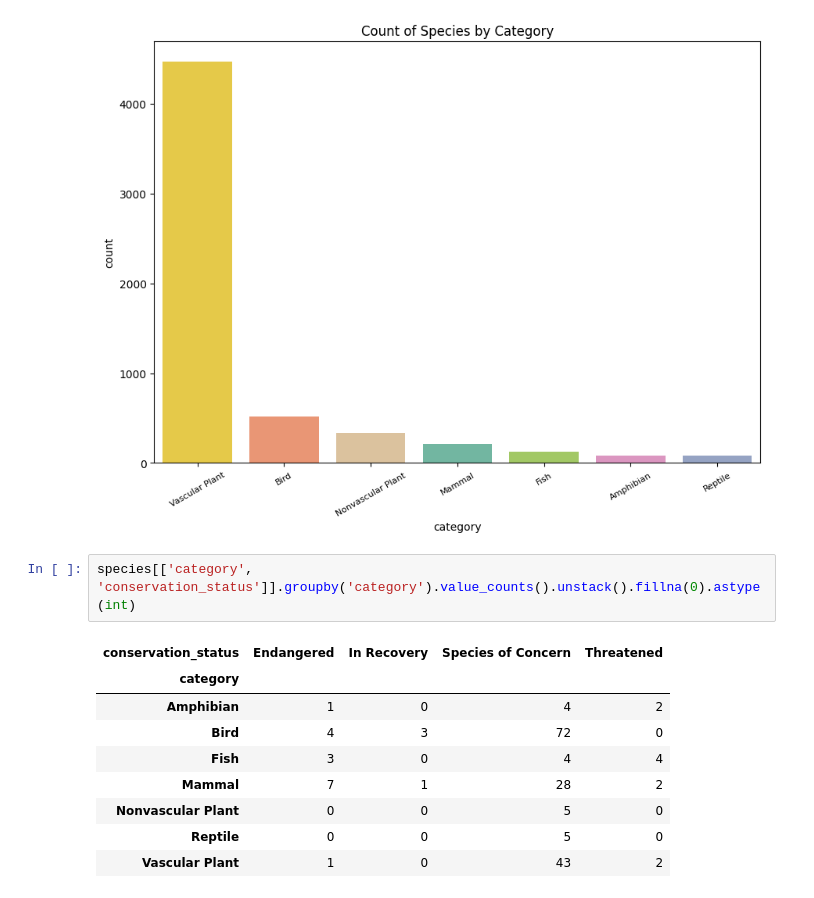
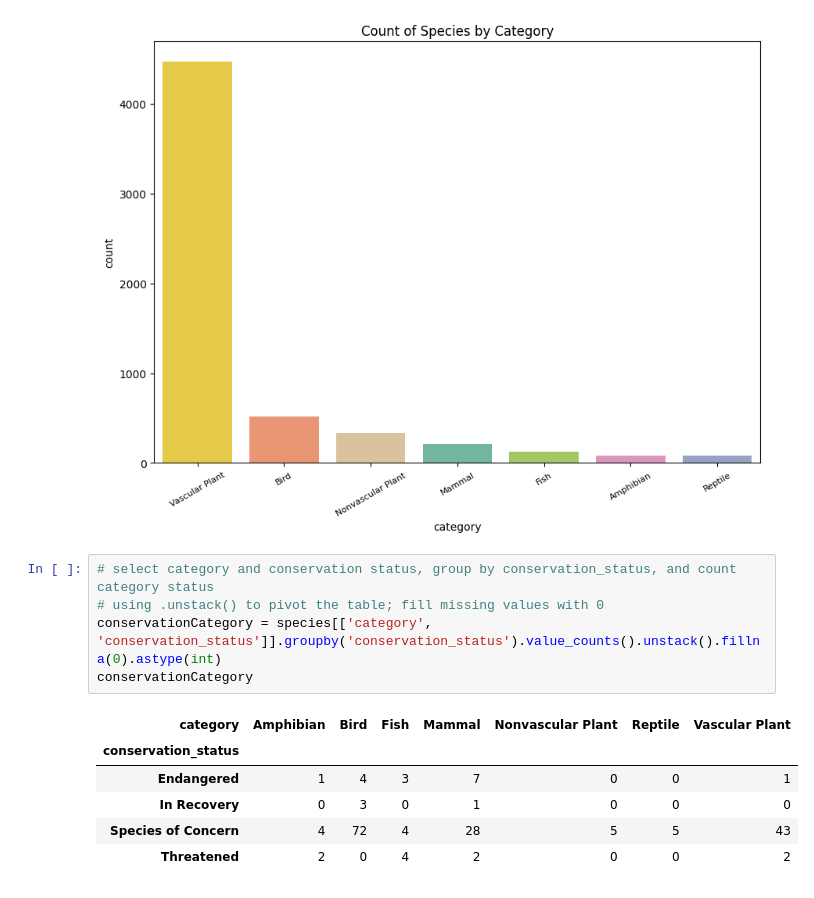
Before and after one commit to 7086600/biodiversity_project, a Jupyter notebook: biodiversity.ipynb, the cells around one changed output. Drawn from its saved outputs; the diff is of its cells as text.

```diff
--- a/biodiversity.ipynb
+++ b/biodiversity.ipynb
@@ -146,15 +146,15 @@ plt.xticks(rotation=30, fontsize=8)
 plt.show()
 # %% [output]
 [figure]
-# %%
-species[['category', 'conservation_status']].groupby('category').value_counts().unstack().fillna(0).astype(int)
-# %% [output]
-| conservation_status | Endangered | In Recovery | Species of Concern | Threatened |
-| category |  |  |  |  |
-| Amphibian | 1 | 0 | 4 | 2 |
-| Bird | 4 | 3 | 72 | 0 |
-| Fish | 3 | 0 | 4 | 4 |
-| Mammal | 7 | 1 | 28 | 2 |
-| Nonvascular Plant | 0 | 0 | 5 | 0 |
-| Reptile | 0 | 0 | 5 | 0 |
-| Vascular Plant | 1 | 0 | 43 | 2 |
+# %%
+# select category and conservation status, group by conservation_status, and count category status
+# using .unstack() to pivot the table; fill missing values with 0
+conservationCategory = species[['category', 'conservation_status']].groupby('conservation_status').value_counts().unstack().fillna(0).astype(int)
+conservationCategory
+# %% [output]
+| category | Amphibian | Bird | Fish | Mammal | Nonvascular Plant | Reptile | Vascular Plant |
+| conservation_status |  |  |  |  |  |  |  |
+| Endangered | 1 | 4 | 3 | 7 | 0 | 0 | 1 |
+| In Recovery | 0 | 3 | 0 | 1 | 0 | 0 | 0 |
+| Species of Concern | 4 | 72 | 4 | 28 | 5 | 5 | 43 |
+| Threatened | 2 | 0 | 4 | 2 | 0 | 0 | 2 |
```
Also changed, not shown: parts of 1 cell of this notebook.
